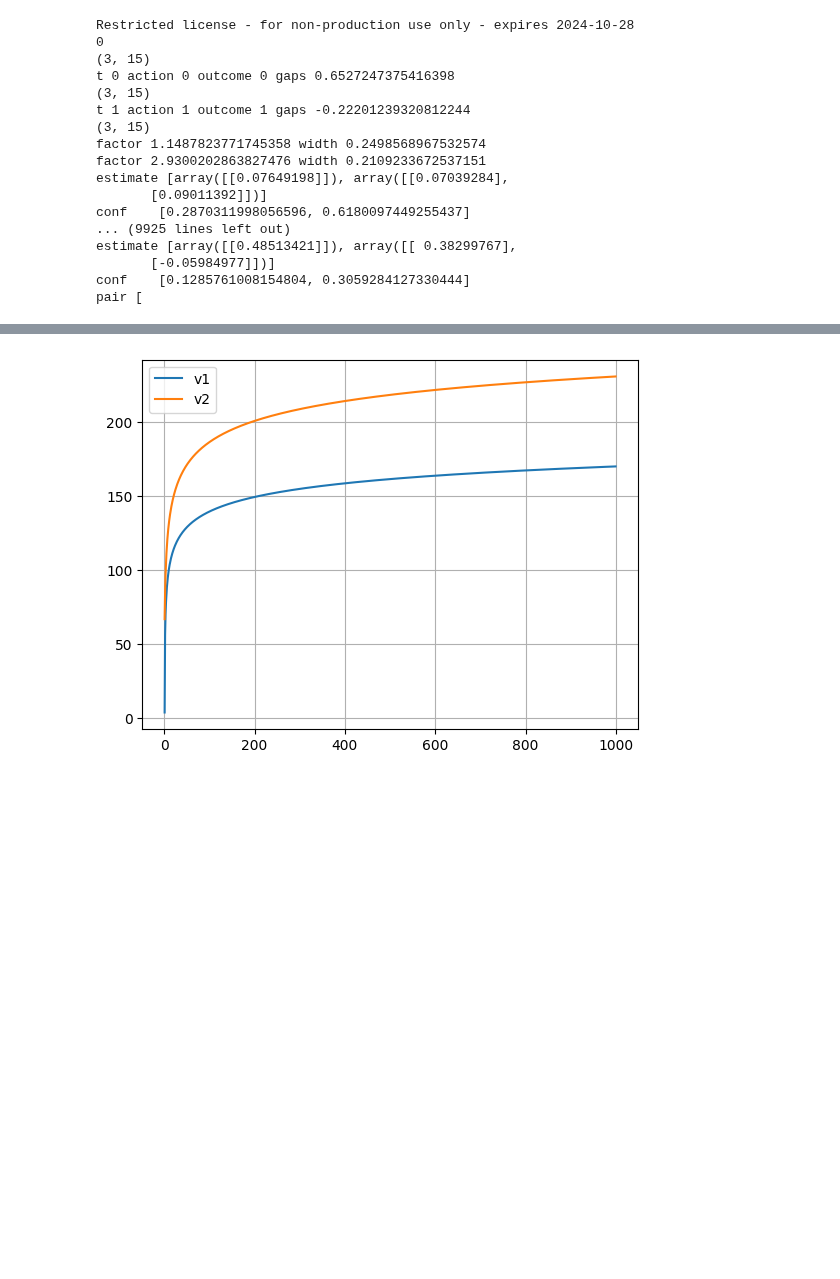
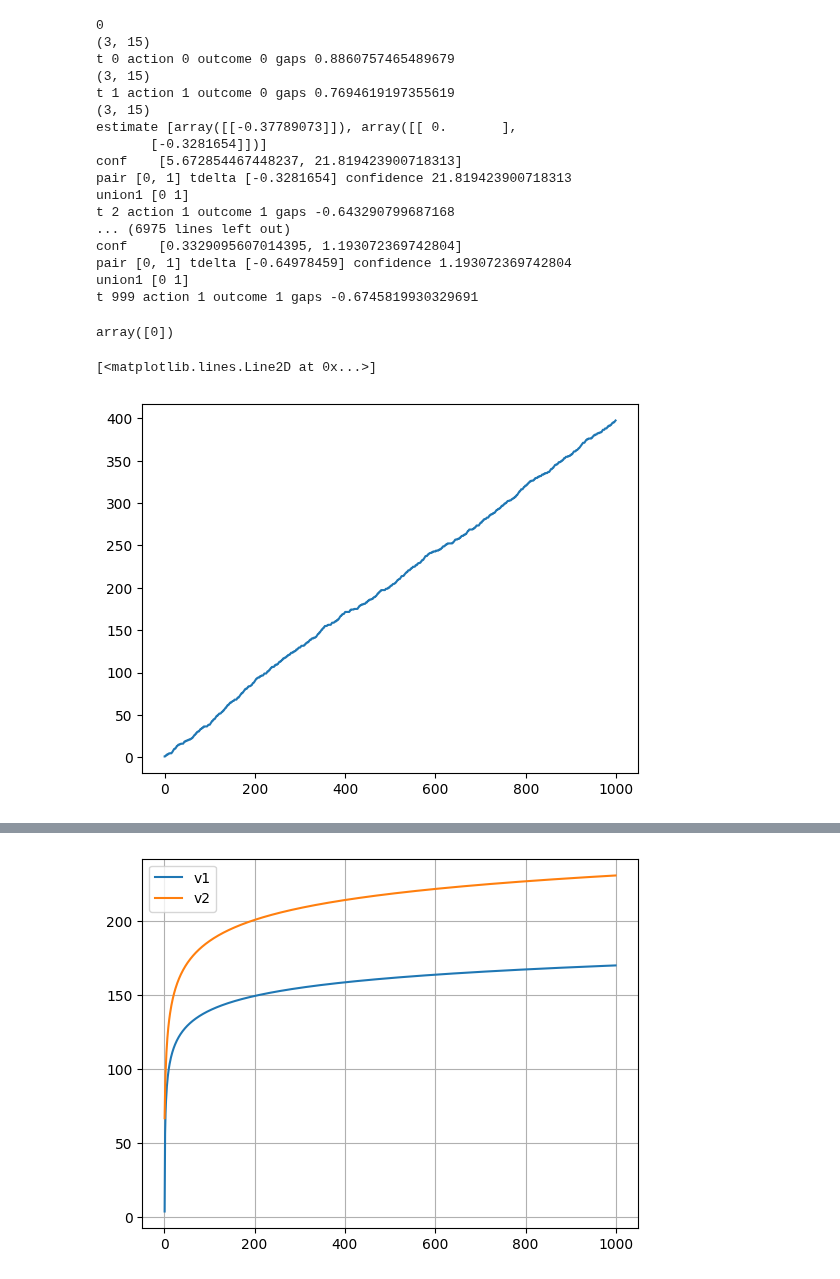
Before and after one commit to MaxHeuillet/neuralCBPside, a Jupyter notebook: benchmark_neural.ipynb, the cells around one changed output, grey strips where cells are left out. Drawn from its saved outputs; the diff is of its cells as text; code cells hidden in the pictures; blank space fills up the shorter version.

Commit message:
disjoint neural cbpside

```diff
--- a/benchmark_neural.ipynb
+++ b/benchmark_neural.ipynb
@@ -75,10 +75,10 @@ class Evaluation:
                 print(t)
 
             context,distribution = context_generator.get_context()
-            outcome = 0 if distribution[0]>0.5 else 1
-            # outcome = np.random.choice( 2 , p = distribution )
+            # outcome = 0 if distribution[0]>0.5 else 1
+            outcome = np.random.choice( 2 , p = distribution )
 
-            context = reshape_context(context, alg.A) if alg.name in ['neuralcbpside', 'cbpsidejoint'] else np.reshape(context, (-1,1))
+            context = reshape_context(context, alg.A) if alg.name in ['neuralcbpside', 'cbpsidejoint'] else np.expand_dims(context, axis=0)  #np.reshape(context, (-1,1))
             print(context.shape)
 
             action, data = alg.get_action(t, context)
@@ -140,41 +140,62 @@ import numpy as np
 import geometry_v3
 import cbpside
 
-np.random.seed(2)
+np.random.seed(3)
 
-horizon = 2500
+horizon = 100
 lbd_neural = 0.1
-lbd_reg = 0.1
+lbd_reg = 1
 game = games.apple_tasting( )
 
 size = 5
-w = np.array([1/size]*size)
-context_generator = synthetic_data.LinearContexts( w,'imbalanced' )
+
+context_generator = synthetic_data.LinearContexts( size,'imbalanced' )
 # context_generator = synthetic_data.QuadraticContexts( w, 'imbalanced' )
 # context_generator = synthetic_data.SinusoidContexts( w,'imbalanced' )
+# context_generator = synthetic_data.NonLinearContexts( w,'imbalanced' )
 
 # w = np.array([0,1])
 # context_generator = ToyContexts()
 
-alg = neural_cbpside_joint_v3.CBPside( game,  1.01, lbd_neural, lbd_reg, 15,  'cuda:0'  )
+# alg = neural_cbpside_joint_v3.CBPside( game,  1.01, lbd_neural, lbd_reg, 15,  'cuda:0'  )
+# eval1 = Evaluation(None, None, None, horizon, game, None, None)
+# job1 = context_generator, 0
+# cumRegret, history = eval1.eval_policy_once(alg, game, job1)
+
+# alg = cbpside.CBPside(game, 1.01, lbd_reg  )
+# eval2 = Evaluation(None, None, None, horizon, game, None, None)
+# job2 = context_generator, 1
+# cumRegret, history = eval2.eval_policy_once(alg, game, job2)
+
+alg = cbpside_joint.CBPside( game,  1.01, lbd_reg,   )
 eval1 = Evaluation(None, None, None, horizon, game, None, None)
 job1 = context_generator, 0
-cumRegret1, history = eval1.eval_policy_once(alg, game, job1)
+cumRegret, history = eval1.eval_policy_once(alg, game, job1)
 # %% [output]
-Restricted license - for non-production use only - expires 2024-10-28
 0
 (3, 15)
-t 0 action 0 outcome 0 gaps 0.6527247375416398
+t 0 action 0 outcome 0 gaps 0.8860757465489679
 (3, 15)
-t 1 action 1 outcome 1 gaps -0.22201239320812244
+t 1 action 1 outcome 0 gaps 0.7694619197355619
 (3, 15)
-factor 1.1487823771745358 width 0.2498568967532574
-factor 2.9300202863827476 width 0.2109233672537151
-estimate [array([[0.07649198]]), array([[0.07039284],
-       [0.09011392]])]
-conf    [0.2870311998056596, 0.6180097449255437]
-... (9925 lines left out)
-estimate [array([[0.48513421]]), array([[ 0.38299767],
-       [-0.05984977]])]
-conf    [0.1285761008154804, 0.3059284127330444]
-pair [
+estimate [array([[-0.37789073]]), array([[ 0.       ],
+       [-0.3281654]])]
+conf    [5.672854467448237, 21.819423900718313]
+pair [0, 1] tdelta [-0.3281654] confidence 21.819423900718313
+union1 [0 1]
+t 2 action 1 outcome 1 gaps -0.643290799687168
+... (6975 lines left out)
+conf    [0.3329095607014395, 1.193072369742804]
+pair [0, 1] tdelta [-0.64978459] confidence 1.193072369742804
+union1 [0 1]
+t 999 action 1 outcome 1 gaps -0.6745819930329691
+# %%
+a = np.array([0]).reshape((-1,1))
+a[0]
+# %% [output]
+array([0])
+# %%
+plt.plot( range(horizon) , np.cumsum(cumRegret) )
+# %% [output]
+[<matplotlib.lines.Line2D at 0x...>]
+[figure, added]
```
Also changed, not shown: parts of 15 cells of this notebook, 4 other files.
